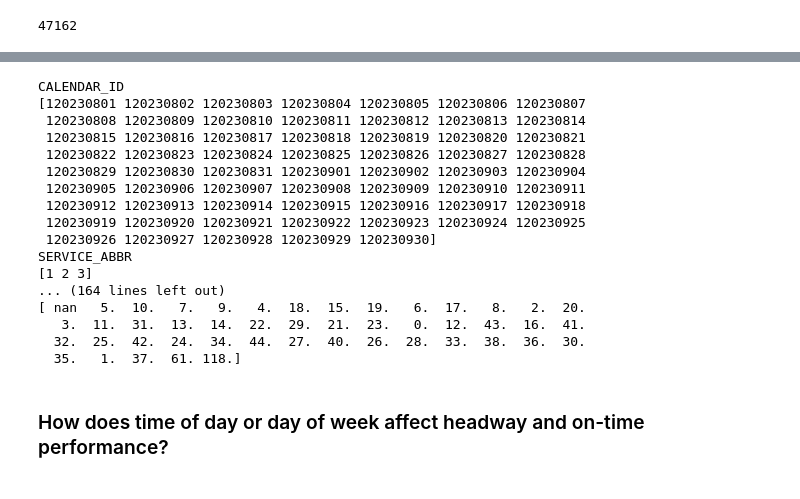
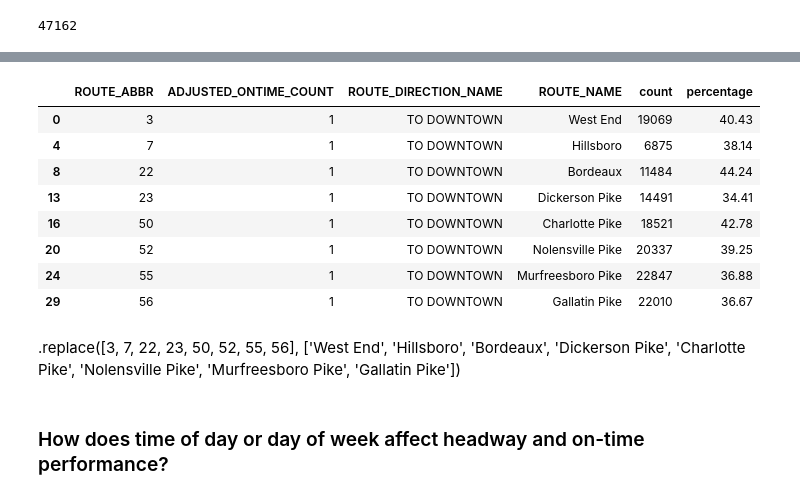
Before and after one commit to NSS-Data-Analytics-Cohort-11/wego-new-california-republic, a Jupyter notebook: notebooks/WeGo Data Introduction.ipynb, the cells around one changed output, grey strips where cells are left out. Saved outputs shown, nothing was run; the diff lists cells and outputs as text; code cells hidden in the pictures.

```diff
--- a/notebooks/WeGo Data Introduction.ipynb
+++ b/notebooks/WeGo Data Introduction.ipynb
@@ -478,22 +388,12 @@ to_downtown
-# %%
-for series_name, series in wego.items():
-    print(series_name)
-    print(wego[series_name].unique())
-# %% [output]
-CALENDAR_ID
-[120230801 120230802 120230803 120230804 120230805 120230806 120230807
- 120230808 120230809 120230810 120230811 120230812 120230813 120230814
- 120230815 120230816 120230817 120230818 120230819 120230820 120230821
- 120230822 120230823 120230824 120230825 120230826 120230827 120230828
- 120230829 120230830 120230831 120230901 120230902 120230903 120230904
- 120230905 120230906 120230907 120230908 120230909 120230910 120230911
- 120230912 120230913 120230914 120230915 120230916 120230917 120230918
- 120230919 120230920 120230921 120230922 120230923 120230924 120230925
- 120230926 120230927 120230928 120230929 120230930]
-SERVICE_ABBR
-[1 2 3]
-... (164 lines left out)
-[ nan   5.  10.   7.   9.   4.  18.  15.  19.   6.  17.   8.   2.  20.
-   3.  11.  31.  13.  14.  22.  29.  21.  23.   0.  12.  43.  16.  41.
-  32.  25.  42.  24.  34.  44.  27.  40.  26.  28.  33.  38.  36.  30.
-  35.   1.  37.  61. 118.]
+# %%
+on_time_to_downtown
+# %% [output]
+|  | ROUTE_ABBR | ADJUSTED_ONTIME_COUNT | ROUTE_DIRECTION_NAME | ROUTE_NAME | count | percentage |
+| 0 | 3 | 1 | TO DOWNTOWN | West End | 19069 | 40.43 |
+| 4 | 7 | 1 | TO DOWNTOWN | Hillsboro | 6875 | 38.14 |
+| 8 | 22 | 1 | TO DOWNTOWN | Bordeaux | 11484 | 44.24 |
+| 13 | 23 | 1 | TO DOWNTOWN | Dickerson Pike | 14491 | 34.41 |
+| 16 | 50 | 1 | TO DOWNTOWN | Charlotte Pike | 18521 | 42.78 |
+| 20 | 52 | 1 | TO DOWNTOWN | Nolensville Pike | 20337 | 39.25 |
+| 24 | 55 | 1 | TO DOWNTOWN | Murfreesboro Pike | 22847 | 36.88 |
+| 29 | 56 | 1 | TO DOWNTOWN | Gallatin Pike | 22010 | 36.67 |
@@ -499,0 +415,2 @@ SERVICE_ABBR
+# %% [markdown]
+.replace([3, 7, 22, 23, 50, 52, 55, 56], ['West End', 'Hillsboro', 'Bordeaux', 'Dickerson Pike', 'Charlotte Pike', 'Nolensville Pike', 'Murfreesboro Pike', 'Gallatin Pike'])
```
Also changed, not shown: parts of 13 cells of this notebook.
